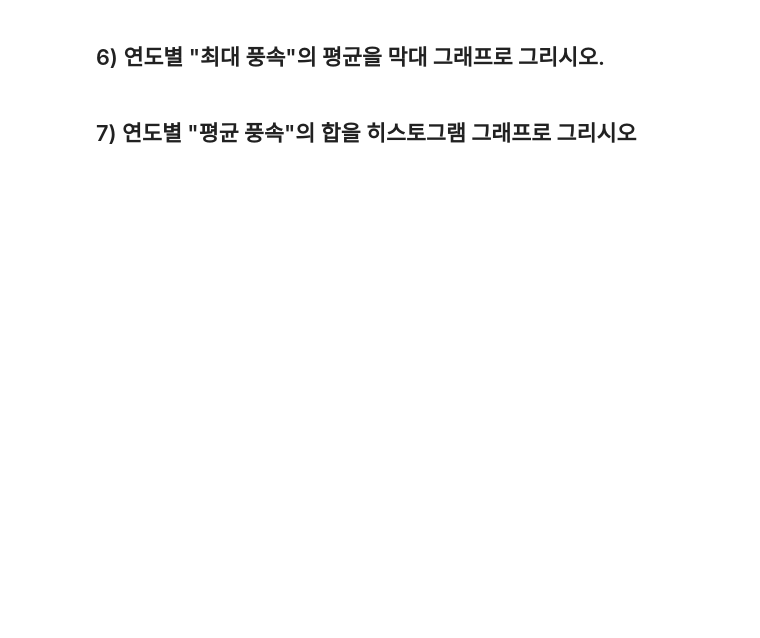
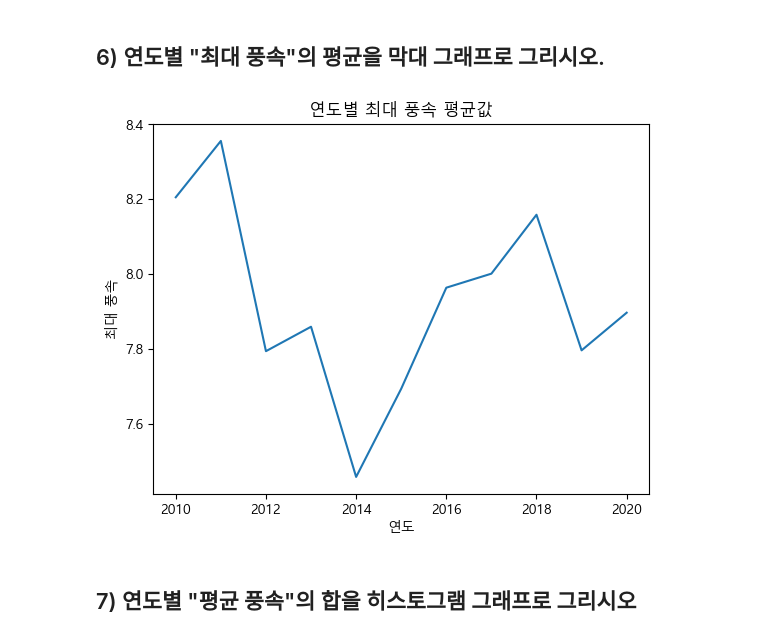
Before and after one commit to kimhonggyeong/python_basic_2, a Jupyter notebook: time_series_class_5_8.ipynb, the cells around one changed output. Cells and saved outputs as stored; diff of their text form; code cells hidden in the pictures; blank space fills up the shorter version.

```diff
--- a/time_series_class_5_8.ipynb
+++ b/time_series_class_5_8.ipynb
@@ -229,4 +293,18 @@ Text(0, 0.5, '빈도수')
 # %% [markdown]
 ## 6) 연도별 "최대 풍속"의 평균을 막대 그래프로 그리시오.
+# %%
+df = pd.read_csv("weather.csv",index_col = 0)
+df.index = pd.to_datetime(df.index)
+
+df6_group_year = df.groupby(df.index.year)['최대 풍속'].mean()
+#print(df6_group_year)
+
+df6_group_year.plot(kind = 'line')
+plt.xlabel('연도')
+plt.ylabel('최대 풍속')
+plt.title('연도별 최대 풍속 평균값')
+plt.show()
+# %% [output]
+[figure, added]
 # %% [markdown]
 ## 7) 연도별 "평균 풍속"의 합을 히스토그램 그래프로 그리시오
```
Also changed, not shown: parts of 9 cells of this notebook.
